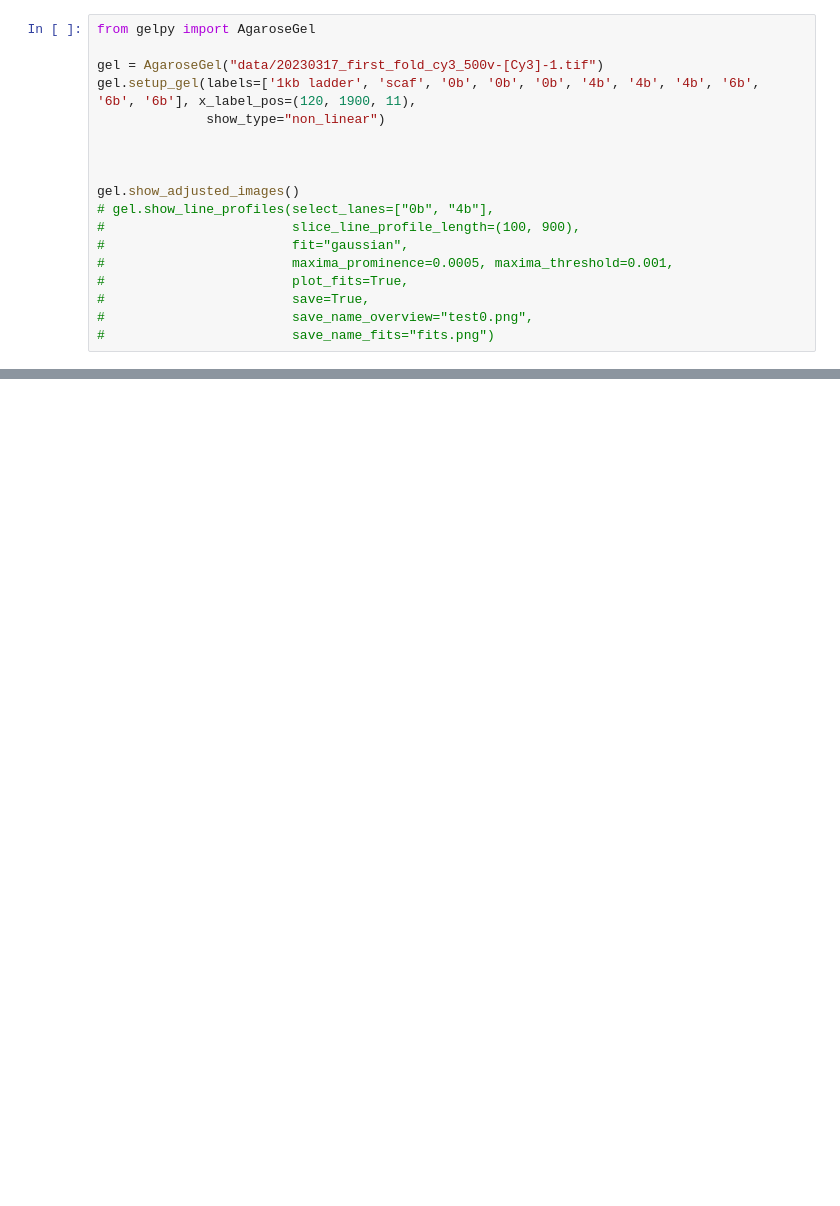
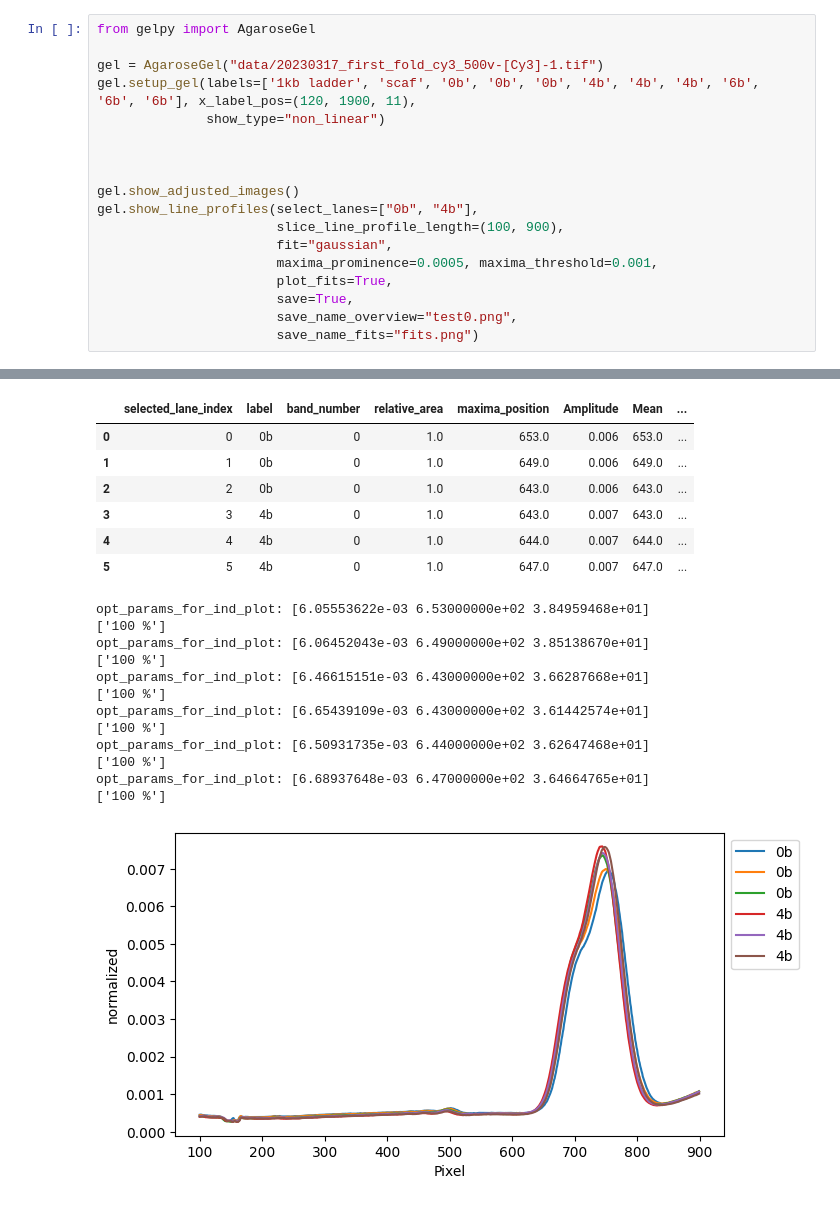
Before and after one commit to ckarfusehr/gelpy, a Jupyter notebook: examples/process_simple_gel.ipynb, the cells around one changed output, grey strips where cells are left out. Cells and saved outputs as stored; diff of their text form; blank space fills up the shorter version.

```diff
--- a/examples/process_simple_gel.ipynb
+++ b/examples/process_simple_gel.ipynb
@@ -8,13 +8,13 @@ gel.setup_gel(labels=['1kb ladder', 'scaf', '0b', '0b', '0b', '4b', '4b', '4b',
 
 
 gel.show_adjusted_images()
-# gel.show_line_profiles(select_lanes=["0b", "4b"],
-#                        slice_line_profile_length=(100, 900),
-#                        fit="gaussian",
-#                        maxima_prominence=0.0005, maxima_threshold=0.001,
-#                        plot_fits=True,
-#                        save=True,
-#                        save_name_overview="test0.png",
-#                        save_name_fits="fits.png")
+gel.show_line_profiles(select_lanes=["0b", "4b"],
+                       slice_line_profile_length=(100, 900),
+                       fit="gaussian",
+                       maxima_prominence=0.0005, maxima_threshold=0.001,
+                       plot_fits=True,
+                       save=True,
+                       save_name_overview="test0.png",
+                       save_name_fits="fits.png")
 # %% [output]
 [figure]
@@ -21,0 +41,20 @@ gel.show_adjusted_images()
+|  | selected_lane_index | label | band_number | relative_area | maxima_position | Amplitude | Mean | ... |
+| 0 | 0 | 0b | 0 | 1.0 | 653.0 | 0.006 | 653.0 | ... |
+| 1 | 1 | 0b | 0 | 1.0 | 649.0 | 0.006 | 649.0 | ... |
+| 2 | 2 | 0b | 0 | 1.0 | 643.0 | 0.006 | 643.0 | ... |
+| 3 | 3 | 4b | 0 | 1.0 | 643.0 | 0.007 | 643.0 | ... |
+| 4 | 4 | 4b | 0 | 1.0 | 644.0 | 0.007 | 644.0 | ... |
+| 5 | 5 | 4b | 0 | 1.0 | 647.0 | 0.007 | 647.0 | ... |
+opt_params_for_ind_plot: [6.05553622e-03 6.53000000e+02 3.84959468e+01]
+['100 %']
+opt_params_for_ind_plot: [6.06452043e-03 6.49000000e+02 3.85138670e+01]
+['100 %']
+opt_params_for_ind_plot: [6.46615151e-03 6.43000000e+02 3.66287668e+01]
+['100 %']
+opt_params_for_ind_plot: [6.65439109e-03 6.43000000e+02 3.61442574e+01]
+['100 %']
+opt_params_for_ind_plot: [6.50931735e-03 6.44000000e+02 3.62647468e+01]
+['100 %']
+opt_params_for_ind_plot: [6.68937648e-03 6.47000000e+02 3.64664765e+01]
+['100 %']
+[figure, added]
```
Also changed, not shown: parts of 1 cell of this notebook, 2 other files.
